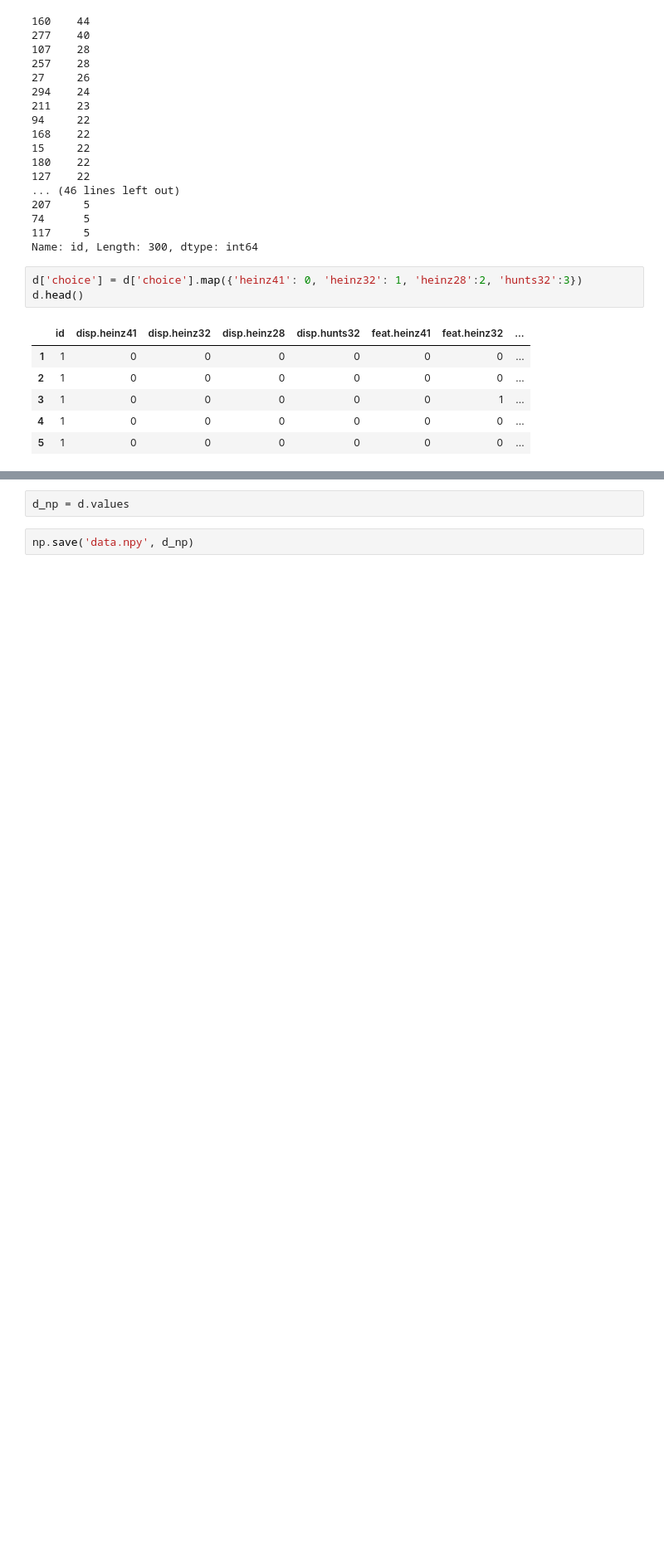
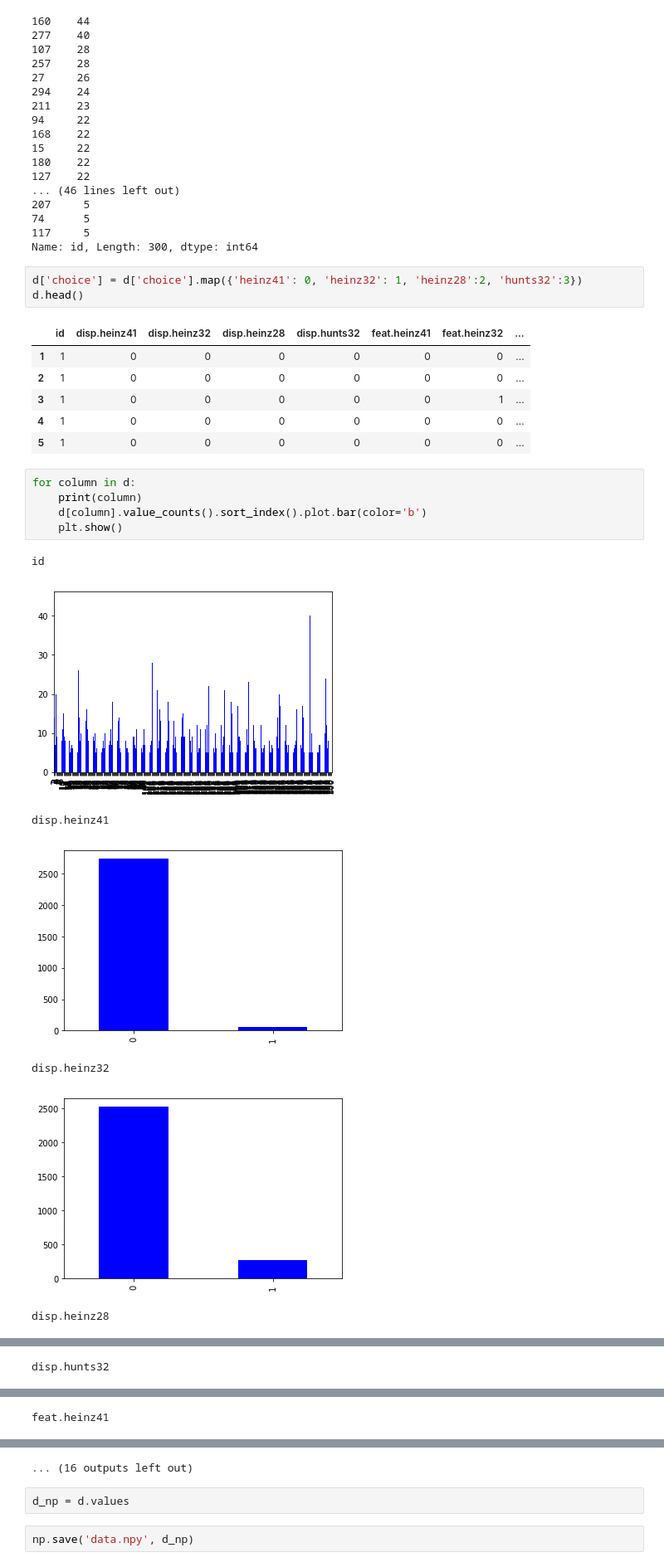
Before and after one commit to njajanssen/Thesis, a Jupyter notebook: data/data.ipynb, the cells around one changed output, grey strips where cells are left out. Shown at 83% size. Cells and saved outputs as stored; diff of their text form; blank space fills up the shorter version.

```diff
--- a/data/data.ipynb
+++ b/data/data.ipynb
@@ -51,3 +51,16 @@ d.head()
 | 3 | 1 | 0 | 0 | 0 | 0 | 0 | 1 | ... |
 | 4 | 1 | 0 | 0 | 0 | 0 | 0 | 0 | ... |
 | 5 | 1 | 0 | 0 | 0 | 0 | 0 | 0 | ... |
+# %%
+for column in d:
+    print(column)
+    d[column].value_counts().sort_index().plot.bar(color='b')
+    plt.show()
+# %% [output]
+id
+[figure, added]
+disp.heinz41
+[figure, added]
+disp.heinz32
+[figure, added]
+disp.heinz28
@@ -53,0 +68 @@ d.head()
+disp.hunts32
@@ -53,0 +70 @@ d.head()
+feat.heinz41
@@ -54,3 +72,4 @@ d.head()
+... (16 outputs left out)
 # %%
 d_np = d.values
 # %%
```
Also changed, not shown: parts of 1 cell of this notebook, 2 other files.
